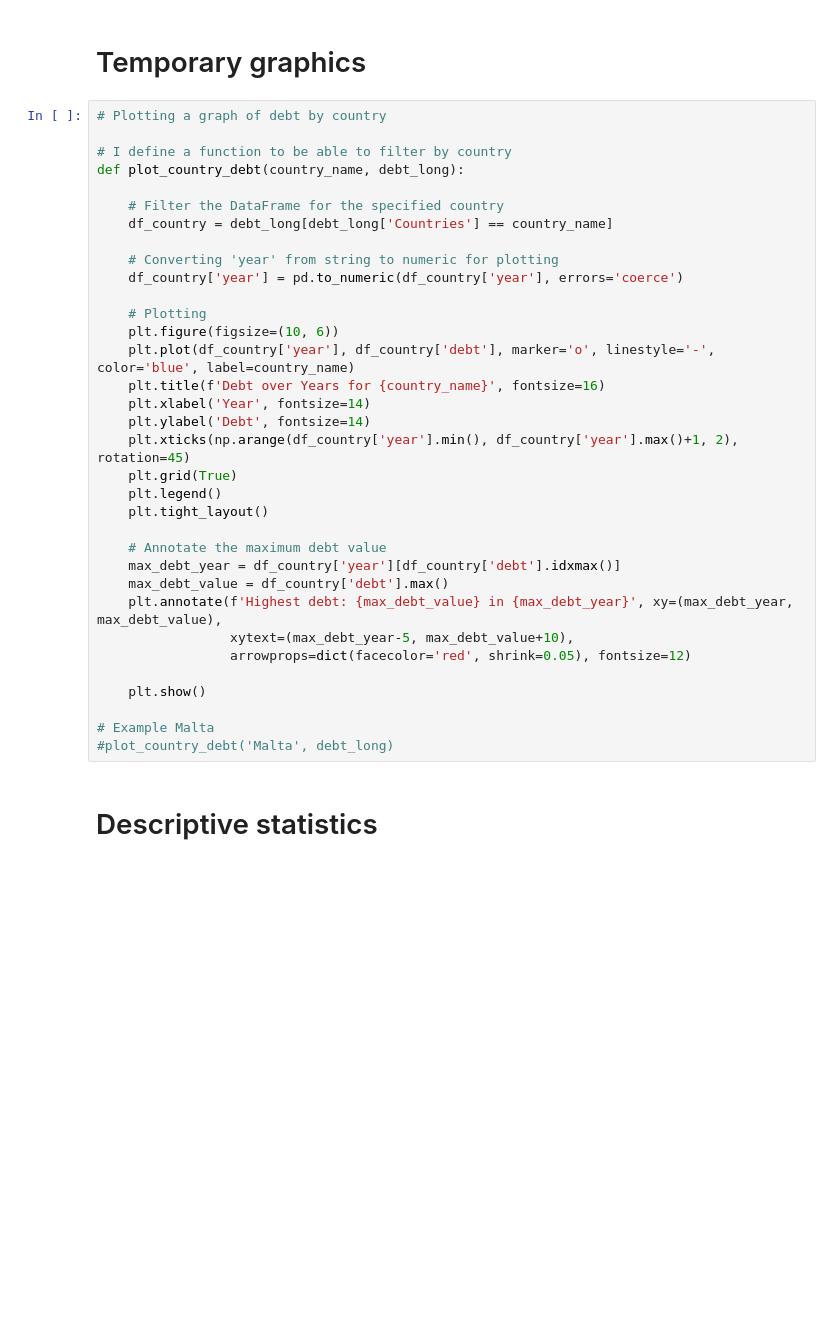
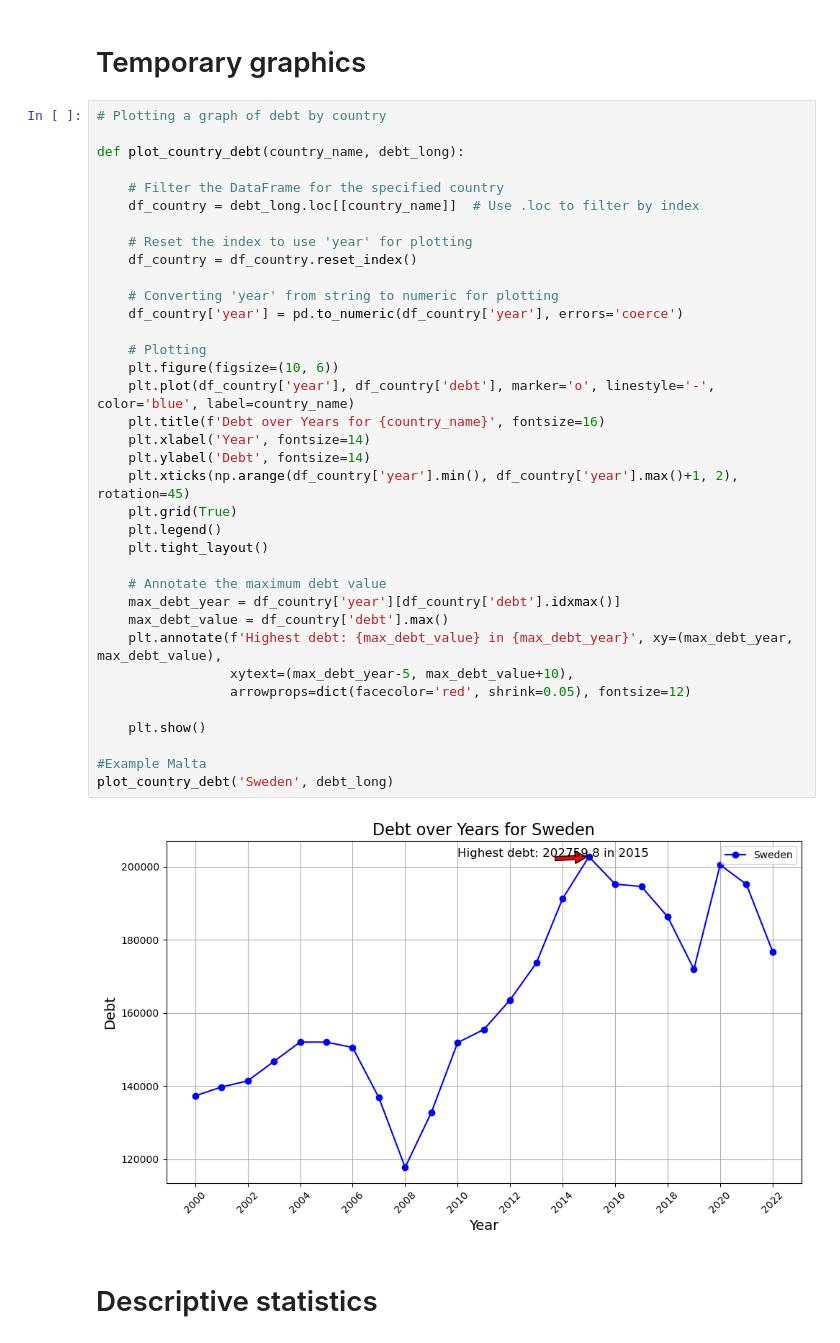
Before and after one commit to NumEconCopenhagen/projects-2024-darja-christian, a Jupyter notebook: dataproject/Christian_Work.ipynb, the cells around one changed output. Cells and saved outputs as stored; diff of their text form; blank space fills up the shorter version.

```diff
--- a/dataproject/Christian_Work.ipynb
+++ b/dataproject/Christian_Work.ipynb
@@ -62,37 +62,41 @@ filename_gdp_growth = 'gdp_growth_world_bank.xlsx'
 # %%
 # Plotting a graph of debt by country
 
-# I define a function to be able to filter by country
 def plot_country_debt(country_name, debt_long):
 
     # Filter the DataFrame for the specified country
-    df_country = debt_long[debt_long['Countries'] == country_name]
+    df_country = debt_long.loc[[country_name]]  # Use .loc to filter by index
+
+    # Reset the index to use 'year' for plotting
+    df_country = df_country.reset_index()
 
     # Converting 'year' from string to numeric for plotting
     df_country['year'] = pd.to_numeric(df_country['year'], errors='coerce')
 
     # Plotting
     plt.figure(figsize=(10, 6))
     plt.plot(df_country['year'], df_country['debt'], marker='o', linestyle='-', color='blue', label=country_name)
     plt.title(f'Debt over Years for {country_name}', fontsize=16)
     plt.xlabel('Year', fontsize=14)
     plt.ylabel('Debt', fontsize=14)
     plt.xticks(np.arange(df_country['year'].min(), df_country['year'].max()+1, 2), rotation=45)
     plt.grid(True)
     plt.legend()
     plt.tight_layout()
 
     # Annotate the maximum debt value
     max_debt_year = df_country['year'][df_country['debt'].idxmax()]
     max_debt_value = df_country['debt'].max()
     plt.annotate(f'Highest debt: {max_debt_value} in {max_debt_year}', xy=(max_debt_year, max_debt_value),
                  xytext=(max_debt_year-5, max_debt_value+10),
                  arrowprops=dict(facecolor='red', shrink=0.05), fontsize=12)
 
     plt.show()
 
-# Example Malta
-#plot_country_debt('Malta', debt_long)
+#Example Malta
+plot_country_debt('Sweden', debt_long)
+# %% [output]
+[figure, added]
 # %% [markdown]
 # Descriptive statistics
 # %% [markdown]
```
